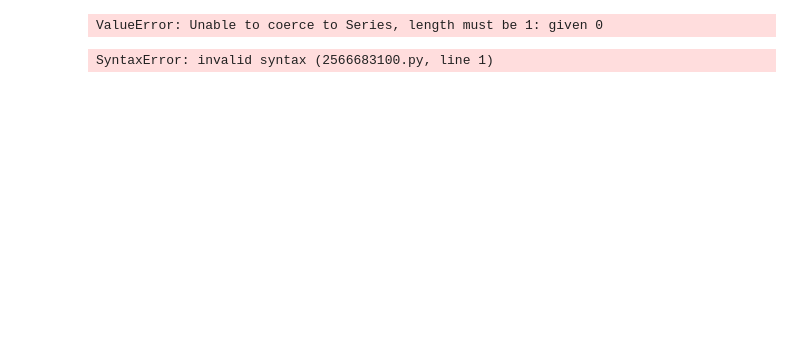
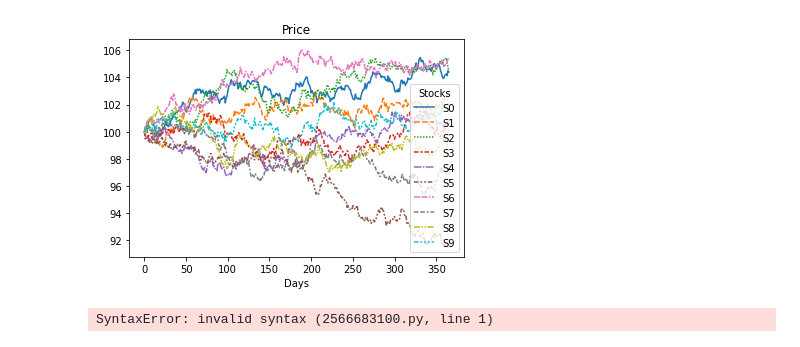
Before and after one commit to quatrope/garpar, a Jupyter notebook: Untitled.ipynb, the cells around one changed output. Saved outputs shown, nothing was run; the diff lists cells and outputs as text; code cells hidden in the pictures; blank space fills up the shorter version.

```diff
--- a/Untitled.ipynb
+++ b/Untitled.ipynb
@@ -20,7 +7,7 @@ pf.prices.log()
 # %%
-pf.plot.w
+pf.plot().set_yscale('linear')
 # %% [output]
-ValueError: Unable to coerce to Series, length must be 1: given 0
+[figure, added]
 # %%
 pf._df.
 # %% [output]
```
Also changed, not shown: parts of 1 cell of this notebook, 8 other files.
